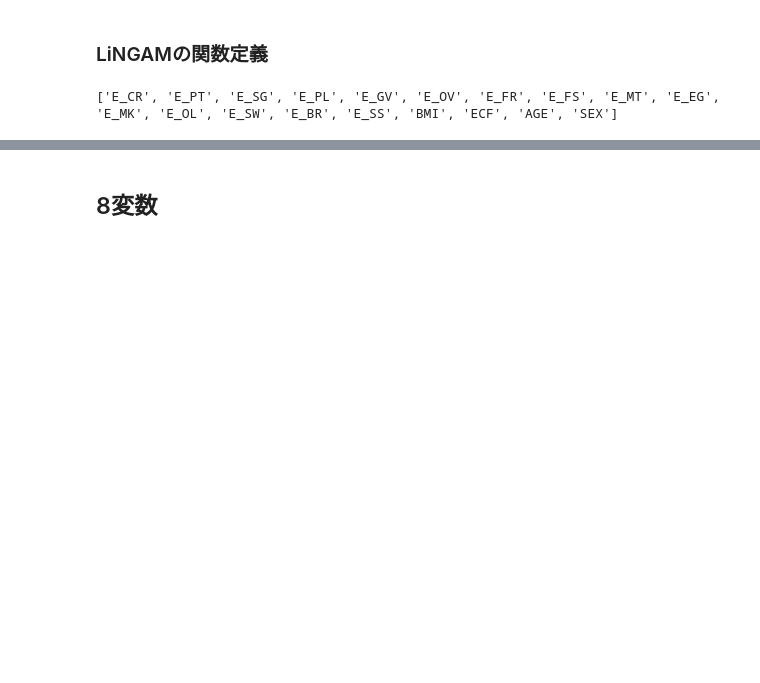
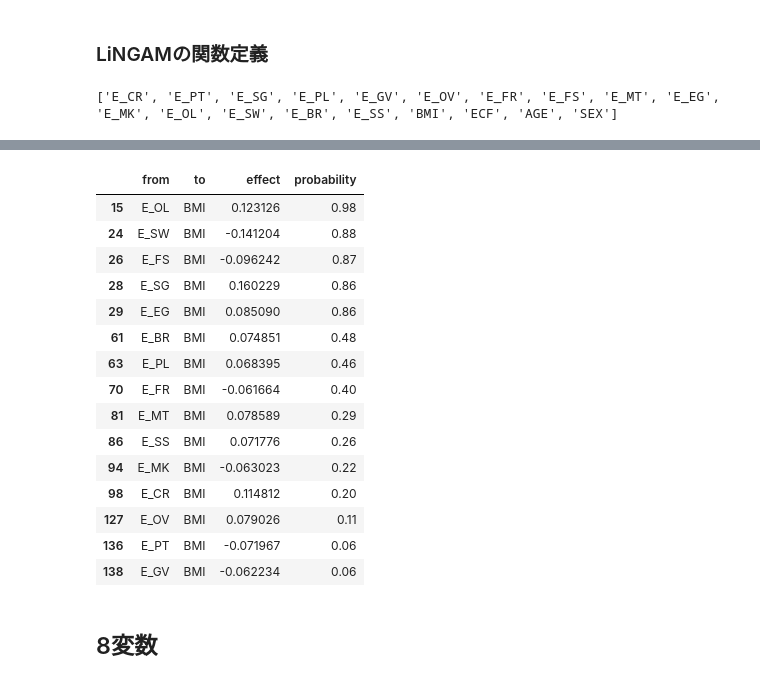
Before and after one commit to Shi-raishi/Graduation-research, a Jupyter notebook: nutr__all_data.ipynb, the cells around one changed output, grey strips where cells are left out. Drawn from its saved outputs; the diff is of its cells as text; code cells hidden in the pictures; blank space fills up the shorter version.

```diff
--- a/nutr__all_data.ipynb
+++ b/nutr__all_data.ipynb
@@ -357,3 +413,22 @@ causal_df
+# %%
+causal_df[causal_df['to']=='BMI']
+# %% [output]
+|  | from | to | effect | probability |
+| 15 | E_OL | BMI | 0.123126 | 0.98 |
+| 24 | E_SW | BMI | -0.141204 | 0.88 |
+| 26 | E_FS | BMI | -0.096242 | 0.87 |
+| 28 | E_SG | BMI | 0.160229 | 0.86 |
+| 29 | E_EG | BMI | 0.085090 | 0.86 |
+| 61 | E_BR | BMI | 0.074851 | 0.48 |
+| 63 | E_PL | BMI | 0.068395 | 0.46 |
+| 70 | E_FR | BMI | -0.061664 | 0.40 |
+| 81 | E_MT | BMI | 0.078589 | 0.29 |
+| 86 | E_SS | BMI | 0.071776 | 0.26 |
+| 94 | E_MK | BMI | -0.063023 | 0.22 |
+| 98 | E_CR | BMI | 0.114812 | 0.20 |
+| 127 | E_OV | BMI | 0.079026 | 0.11 |
+| 136 | E_PT | BMI | -0.071967 | 0.06 |
+| 138 | E_GV | BMI | -0.062234 | 0.06 |
 # %% [markdown]
 ## 8変数
 # %%
```
Also changed, not shown: parts of 10 cells of this notebook.
